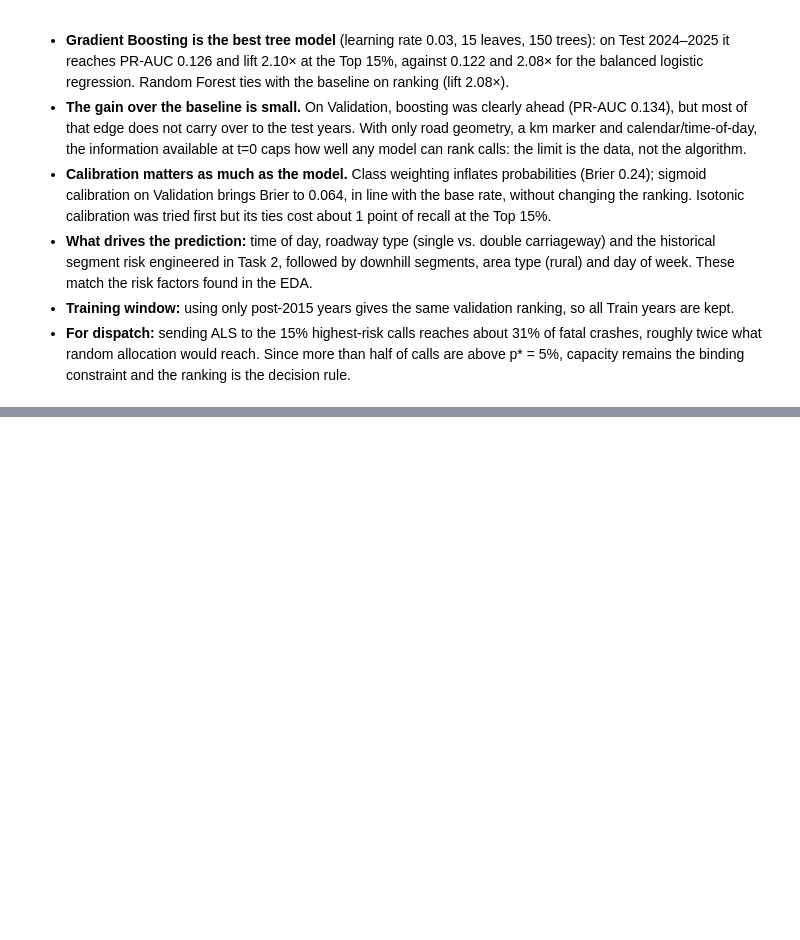
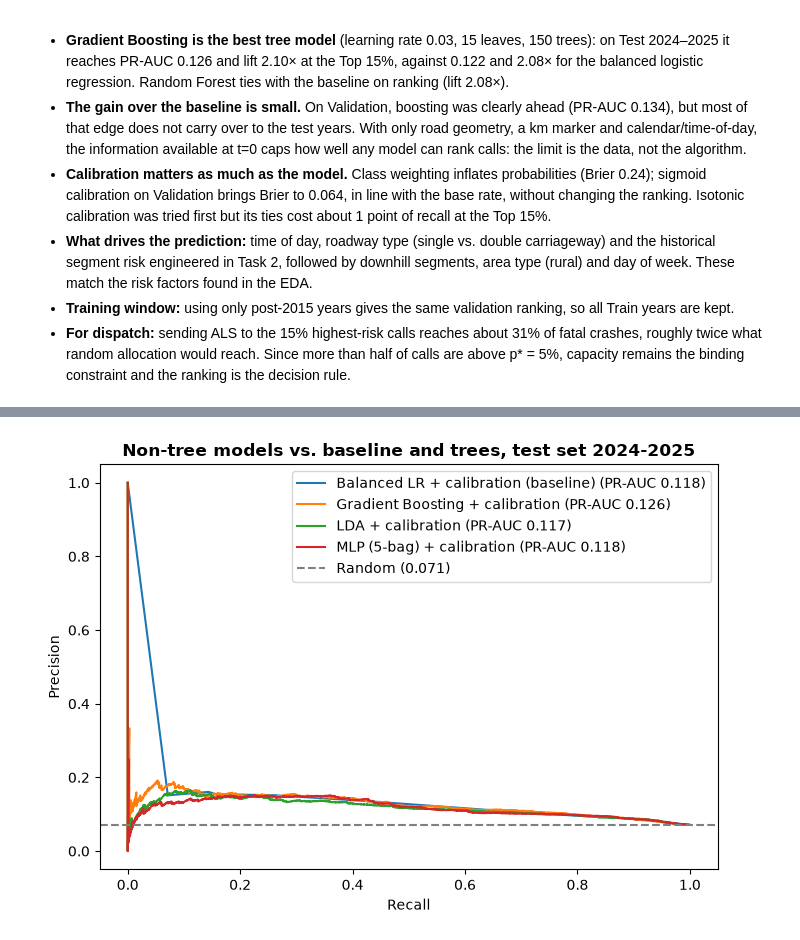
Before and after one commit to samuelbarrezueta/predictive-analytics-forecasting, a Jupyter notebook: notebooks/Task3_Predictive_Modelling.ipynb, the cells around one changed output, grey strips where cells are left out. Cells and saved outputs as stored; diff of their text form; code cells hidden in the pictures; blank space fills up the shorter version.

```diff
--- a/notebooks/Task3_Predictive_Modelling.ipynb
+++ b/notebooks/Task3_Predictive_Modelling.ipynb
@@ -504,0 +585,6 @@ Calls above p* = 5%: 57.8% of test calls (capacity 15%), so the Top-15% ranking
+# %%
+best_mlp = tuning_nontree[tuning_nontree["Model"] == "MLP (5-bag)"].iloc[0]
+best_mlp_params = best_mlp["Params"]
+best_lda_params = tuning_nontree.loc[tuning_nontree["Model"] == "LDA", "Params"].iloc[0]
+print(f"Best MLP: {best_mlp_params}")
+print(f"Best LDA: {best_lda_params}")
@@ -504,0 +615,17 @@ Calls above p* = 5%: 57.8% of test calls (capacity 15%), so the Top-15% ranking
+# %%
+mlp = make_mlp(**best_mlp_params).fit(X_train, y_train)
+lda = make_lda(**best_lda_params).fit(X_train, y_train)
+
+mlp_cal = CalibratedClassifierCV(FrozenEstimator(mlp), method="sigmoid").fit(X_val, y_val)
+lda_cal = CalibratedClassifierCV(FrozenEstimator(lda), method="sigmoid").fit(X_val, y_val)
+
+p_mlp, p_mlp_cal = mlp.predict_proba(X_test)[:, 1], mlp_cal.predict_proba(X_test)[:, 1]
+p_lda, p_lda_cal = lda.predict_proba(X_test)[:, 1], lda_cal.predict_proba(X_test)[:, 1]
+
+results = pd.concat([results, pd.DataFrame([
+    evaluate("LDA", y_test, p_lda),
+    evaluate("LDA + sigmoid calibration", y_test, p_lda_cal),
+    evaluate("MLP (5-bag)", y_test, p_mlp),
+    evaluate("MLP (5-bag) + sigmoid calibration", y_test, p_mlp_cal),
+])])
+results.round(4)
@@ -504,0 +645,17 @@ Calls above p* = 5%: 57.8% of test calls (capacity 15%), so the Top-15% ranking
+# %%
+fig, ax = plt.subplots(figsize=(7, 5))
+for name, p in [("Balanced LR + calibration (baseline)", p_logreg_cal),
+                ("Gradient Boosting + calibration", p_hgb_cal),
+                ("LDA + calibration", p_lda_cal),
+                ("MLP (5-bag) + calibration", p_mlp_cal)]:
+    precision, recall, _ = precision_recall_curve(y_test, p)
+    ax.plot(recall, precision, label=f"{name} (PR-AUC {average_precision_score(y_test, p):.3f})")
+ax.axhline(y_test.mean(), ls="--", color="grey", label=f"Random ({y_test.mean():.3f})")
+ax.set_xlabel("Recall")
+ax.set_ylabel("Precision")
+ax.set_title("Non-tree models vs. baseline and trees, test set 2024-2025", fontweight="bold")
+ax.legend()
+plt.tight_layout()
+plt.show()
+# %% [output]
+[figure, added]
```
Also changed, not shown: parts of 36 cells of this notebook, 9 other files.
